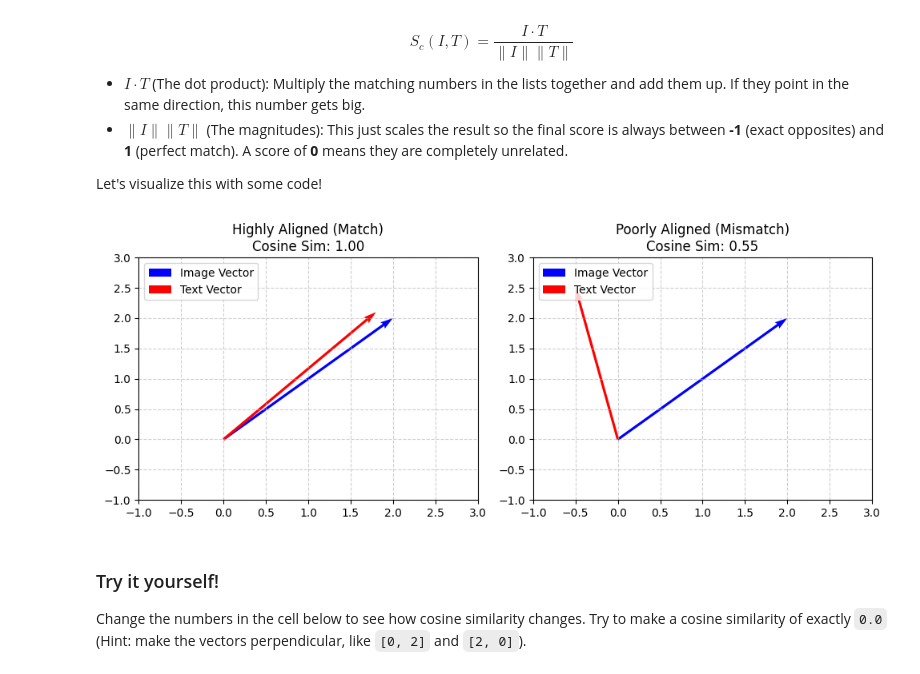
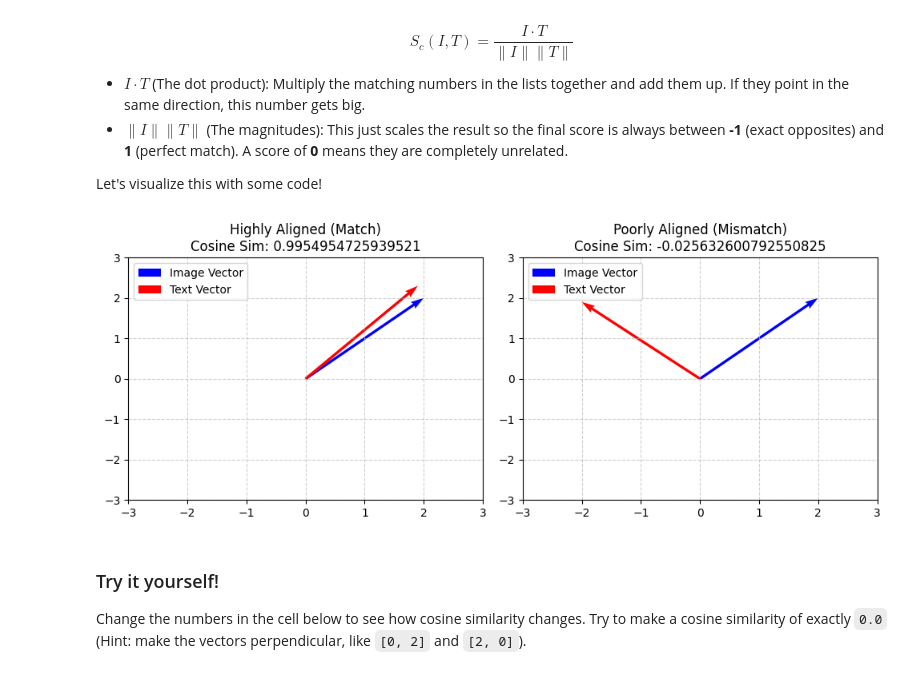
Before and after one commit to JoeChan852852/RAG, a Jupyter notebook: VLM.ipynb, the cells around one changed output. Cells and saved outputs as stored; diff of their text form; code cells hidden in the pictures.

```diff
--- a/VLM.ipynb
+++ b/VLM.ipynb
@@ -65,40 +65,40 @@ import matplotlib.pyplot as plt
 def plot_vectors(v1, v2, title, ax):
     ax.quiver(0, 0, v1[0], v1[1], angles='xy', scale_units='xy', scale=1, color='blue', label='Image Vector')
     ax.quiver(0, 0, v2[0], v2[1], angles='xy', scale_units='xy', scale=1, color='red', label='Text Vector')
-    ax.set_xlim(-1, 3)
-    ax.set_ylim(-1, 3)
+    ax.set_xlim(-3, 3)
+    ax.set_ylim(-3, 3)
     ax.grid(True, linestyle='--', alpha=0.6)
 
     # Calculate cosine similarity
     dot_product = np.dot(v1, v2)
     norm_v1 = np.linalg.norm(v1)
     norm_v2 = np.linalg.norm(v2)
     cos_sim = dot_product / (norm_v1 * norm_v2)
 
-    ax.set_title(f"{title}\nCosine Sim: {cos_sim:.2f}")
+    ax.set_title(f"{title}\nCosine Sim: {cos_sim}")
     ax.legend(loc='upper left')
 
 # Create our plot
 fig, (ax1, ax2) = plt.subplots(1, 2, figsize=(10, 4))
 
 # Scenario 1: Highly aligned (A dog image and "a photo of a dog")
 img_vec_1 = np.array([2, 2])
-text_vec_1 = np.array([1.8, 2.1])
+text_vec_1 = np.array([1.9, 2.3])
 plot_vectors(img_vec_1, text_vec_1, "Highly Aligned (Match)", ax1)
 
 # Scenario 2: Poorly aligned (A dog image and "a photo of a car")
 img_vec_2 = np.array([2, 2])
-text_vec_2 = np.array([-0.5, 2.5])
+text_vec_2 = np.array([-2, 1.9])
 plot_vectors(img_vec_2, text_vec_2, "Poorly Aligned (Mismatch)", ax2)
 
 plt.tight_layout()
 plt.show()
 
 # What you should see:
 # Two graphs. The left graph shows arrows pointing almost the same way (Similarity ~ 1.0).
 # The right graph shows arrows pointing apart (Similarity is much lower).
 # %% [output]
-[figure, old version]
+[figure, new version]
 # %% [markdown]
 ### Try it yourself!
 Change the numbers in the cell below to see how cosine similarity changes. Try to make a cosine similarity of exactly `0.0` (Hint: make the vectors perpendicular, like `[0, 2]` and `[2, 0]`).
```
Also changed, not shown: parts of 18 cells of this notebook.
